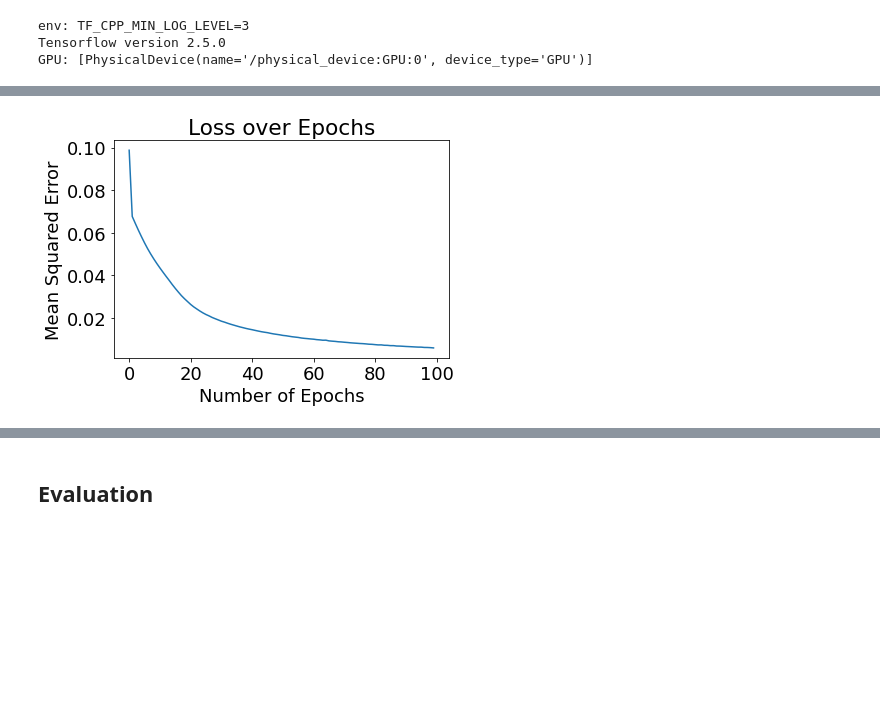
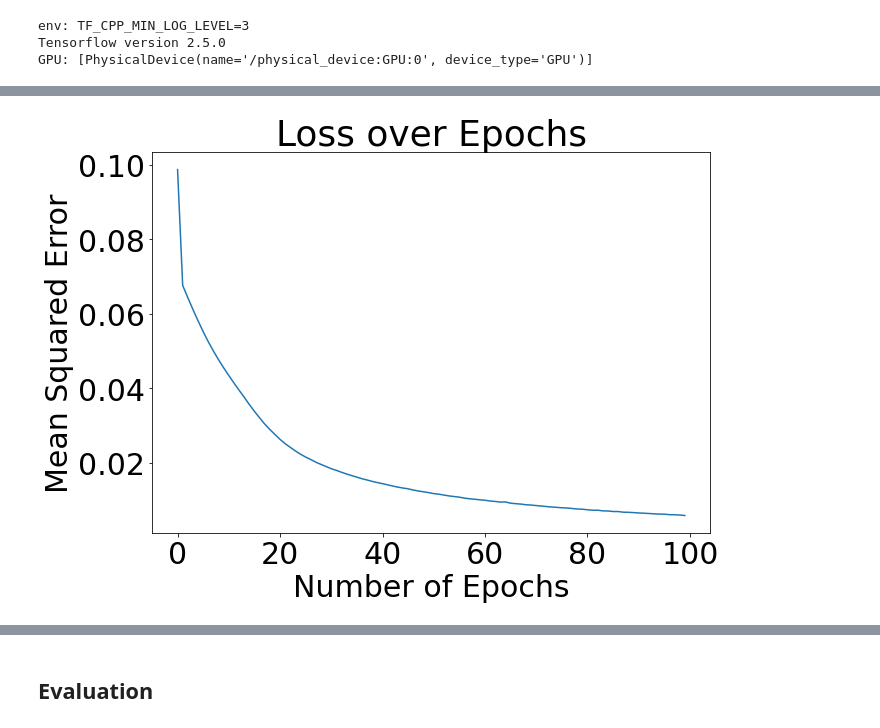
Before and after one commit to fabian-hk/Imitation-Learning, a Jupyter notebook: AVLINN.ipynb, the cells around one changed output, grey strips where cells are left out. Cells and saved outputs as stored; diff of their text form; code cells hidden in the pictures; blank space fills up the shorter version.

```diff
--- a/AVLINN.ipynb
+++ b/AVLINN.ipynb
@@ -226,10 +234,11 @@ Epoch 99/100
 Epoch 100/100
 44/44 [==============================] - 0s 7ms/step - loss: 0.0059 - alvinn_accuracy: 0.9602
 # %%
+plt.figure(figsize=(10,7))
 plt.plot(history.history["loss"])
 plt.title("Loss over Epochs")
 plt.ylabel("Mean Squared Error")
 plt.xlabel("Number of Epochs");
 # %% [output]
-[figure, old version]
+[figure, new version]
 # %%
```
Also changed, not shown: parts of 14 cells of this notebook, 2 other files.
